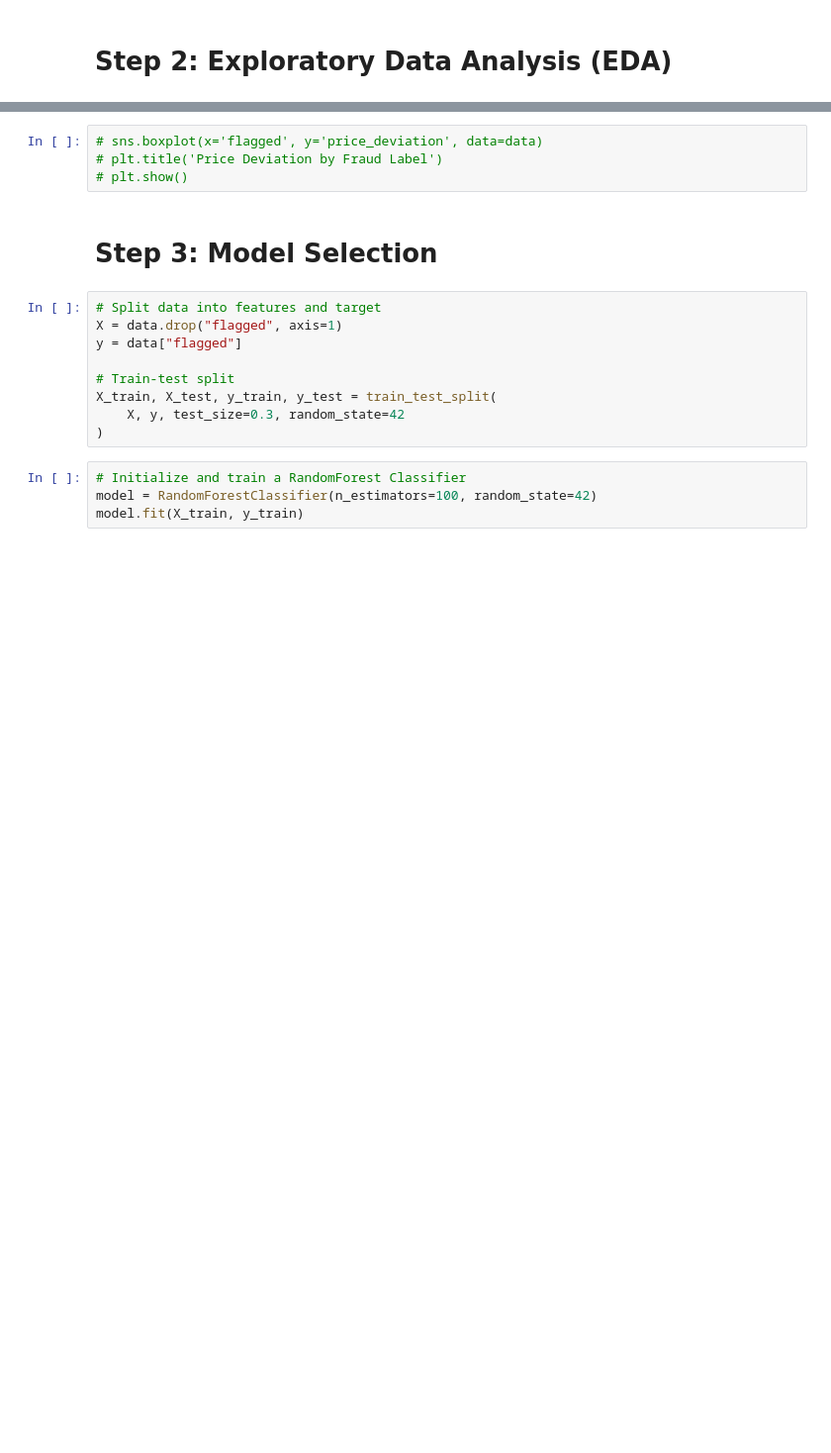
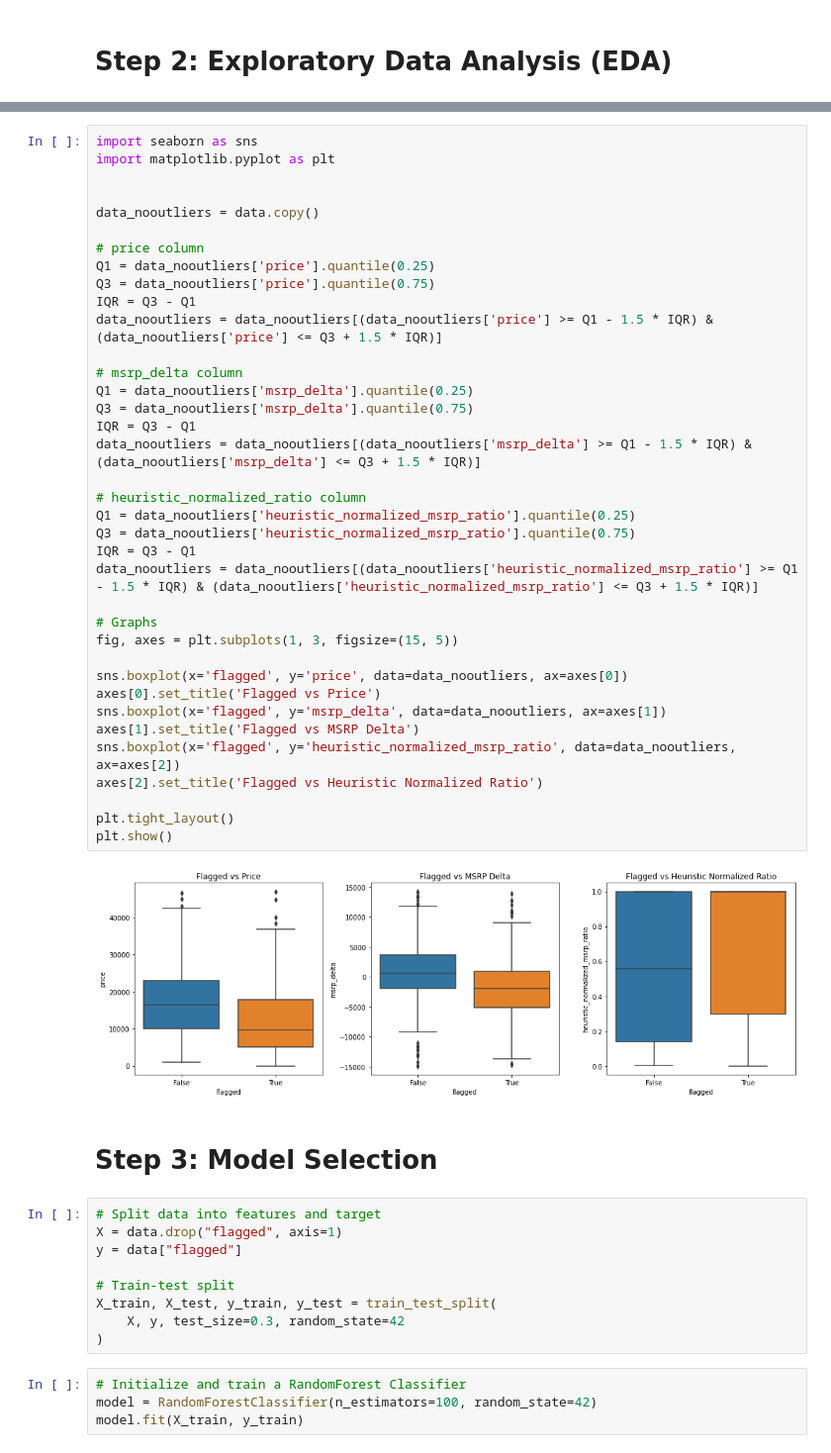
Before and after one commit to lryanle/SMARE, a Jupyter notebook: backend/src/models/m1v2.ipynb, the cells around one changed output, grey strips where cells are left out. Shown: that part at 99% size. Cells and saved outputs as stored; diff of their text form; blank space fills up the shorter version.

```diff
--- a/backend/src/models/m1v2.ipynb
+++ b/backend/src/models/m1v2.ipynb
@@ -335,7 +380,42 @@ plt.show()
-# %%
-# sns.boxplot(x='flagged', y='price_deviation', data=data)
-# plt.title('Price Deviation by Fraud Label')
-# plt.show()
+# %%
+import seaborn as sns
+import matplotlib.pyplot as plt
+
+
+data_nooutliers = data.copy()
+
+# price column
+Q1 = data_nooutliers['price'].quantile(0.25)
+Q3 = data_nooutliers['price'].quantile(0.75)
+IQR = Q3 - Q1
+data_nooutliers = data_nooutliers[(data_nooutliers['price'] >= Q1 - 1.5 * IQR) & (data_nooutliers['price'] <= Q3 + 1.5 * IQR)]
+
+# msrp_delta column
+Q1 = data_nooutliers['msrp_delta'].quantile(0.25)
+Q3 = data_nooutliers['msrp_delta'].quantile(0.75)
+IQR = Q3 - Q1
+data_nooutliers = data_nooutliers[(data_nooutliers['msrp_delta'] >= Q1 - 1.5 * IQR) & (data_nooutliers['msrp_delta'] <= Q3 + 1.5 * IQR)]
+
+# heuristic_normalized_ratio column
+Q1 = data_nooutliers['heuristic_normalized_msrp_ratio'].quantile(0.25)
+Q3 = data_nooutliers['heuristic_normalized_msrp_ratio'].quantile(0.75)
+IQR = Q3 - Q1
+data_nooutliers = data_nooutliers[(data_nooutliers['heuristic_normalized_msrp_ratio'] >= Q1 - 1.5 * IQR) & (data_nooutliers['heuristic_normalized_msrp_ratio'] <= Q3 + 1.5 * IQR)]
+
+# Graphs
+fig, axes = plt.subplots(1, 3, figsize=(15, 5))
+
+sns.boxplot(x='flagged', y='price', data=data_nooutliers, ax=axes[0])
+axes[0].set_title('Flagged vs Price')
+sns.boxplot(x='flagged', y='msrp_delta', data=data_nooutliers, ax=axes[1])
+axes[1].set_title('Flagged vs MSRP Delta')
+sns.boxplot(x='flagged', y='heuristic_normalized_msrp_ratio', data=data_nooutliers, ax=axes[2])
+axes[2].set_title('Flagged vs Heuristic Normalized Ratio')
+
+plt.tight_layout()
+plt.show()
+# %% [output]
+[figure, added]
 # %% [markdown]
 # Step 3: Model Selection
 # %%
```
Also changed, not shown: parts of 16 cells of this notebook.
